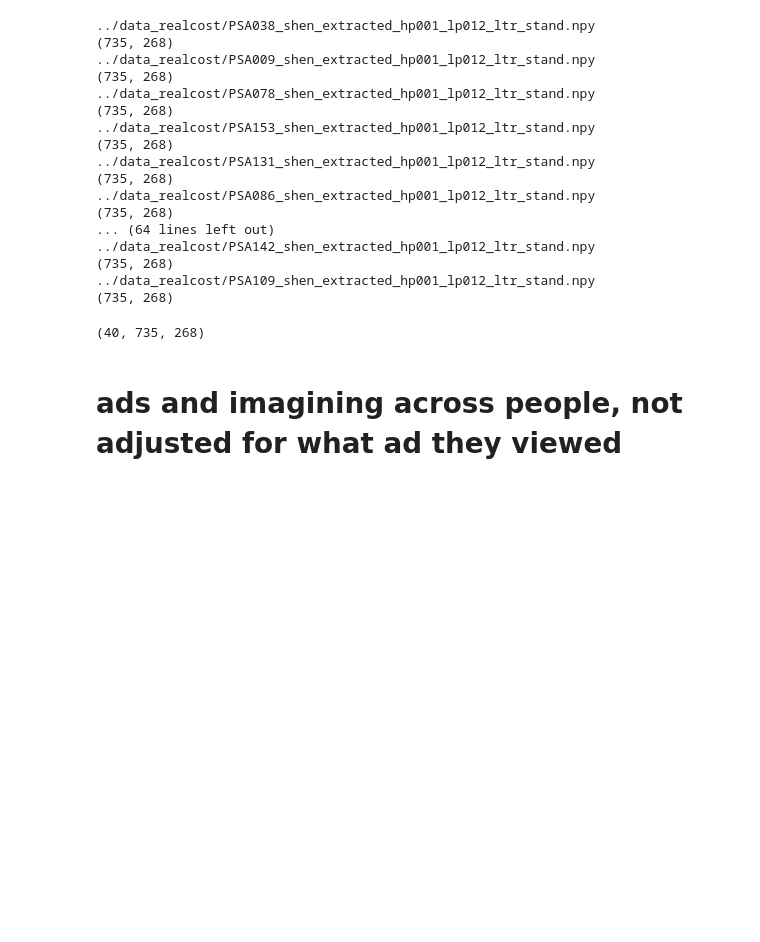
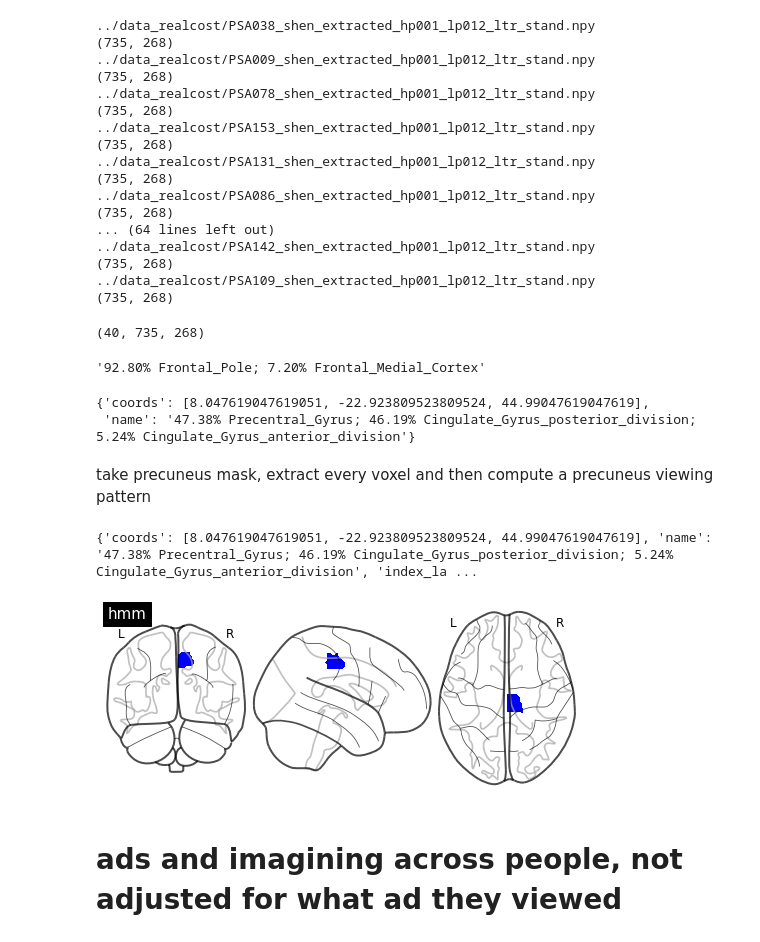
Before and after one commit to shelbywilcox/realcost_memory_isc, a Jupyter notebook: scripts/cmse_analysis_01.ipynb, the cells around one changed output. Cells and saved outputs as stored; diff of their text form; code cells hidden in the pictures; blank space fills up the shorter version.

```diff
--- a/scripts/cmse_analysis_01.ipynb
+++ b/scripts/cmse_analysis_01.ipynb
@@ -116,4 +128,12 @@ all_data.shape
 (735, 268)
 (40, 735, 268)
 # %%
-#shen_dict = np.load('../data_realcost/shen_dictionary.npy')
+shen_dict = np.load('../data_realcost/shen_dictionary.npy', allow_pickle=True).item()
+shen_dict[1]['name']
+# %% [output]
+'92.80% Frontal_Pole; 7.20% Frontal_Medial_Cortex'
+# %%
+shen_dict[89]
+# %% [output]
+{'coords': [8.047619047619051, -22.923809523809524, 44.99047619047619],
+ 'name': '47.38% Precentral_Gyrus; 46.19% Cingulate_Gyrus_posterior_division; 5.24% Cingulate_Gyrus_anterior_division'}
@@ -120,3 +161,36 @@ all_data.shape
+# %% [markdown]
+take precuneus mask, extract every voxel and then compute a precuneus viewing pattern
+# %%
+shen_pauli_aan_dict = np.load('../data_realcost/masker/shen_pauli_aan_dict.npy', allow_pickle=True).item()
+
+def check_region(dict='shen_pauli_aan_dict', region_num, filepath=''../data_realcost/masker/shen_2mm_268_parcellation.nii''):
+
+    key_regions         = [region_num]
+    key_regions_label   = [region_num]
+    colorlist           = ['blue']
+    name = dict[region_num]
+
+    for count in range(1):
+        curr_region_dictidx = key_regions[count]
+        print(shen_pauli_aan_dict[curr_region_dictidx])
+
+        all_file       = filepath
+        all_img        = nilearn.image.load_img(all_file)
+        all_data       = all_img.get_fdata()
+
+        all_data[np.where(all_data!= curr_region_dictidx)] = 0
+        all_new_img    = new_img_like(all_img, all_data.astype(int))
+
+        current_title  = key_regions_label[count]
+        display = plotting.plot_glass_brain(None,
+                                           title = current_title)
+        display.add_contours(all_new_img, filled=True, colors=colorlist[count])
+        plt.show()
+
+    return name,
+# %% [output]
+{'coords': [8.047619047619051, -22.923809523809524, 44.99047619047619], 'name': '47.38% Precentral_Gyrus; 46.19% Cingulate_Gyrus_posterior_division; 5.24% Cingulate_Gyrus_anterior_division', 'index_la ...
+[figure, added]
 # %% [markdown]
 # ads and imagining across people, not adjusted for what ad they viewed
 # %%
```
Also changed, not shown: parts of 8 cells of this notebook, 4 other files.
